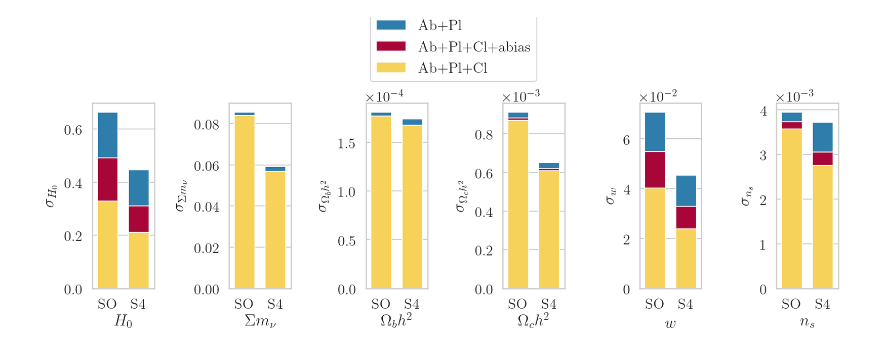
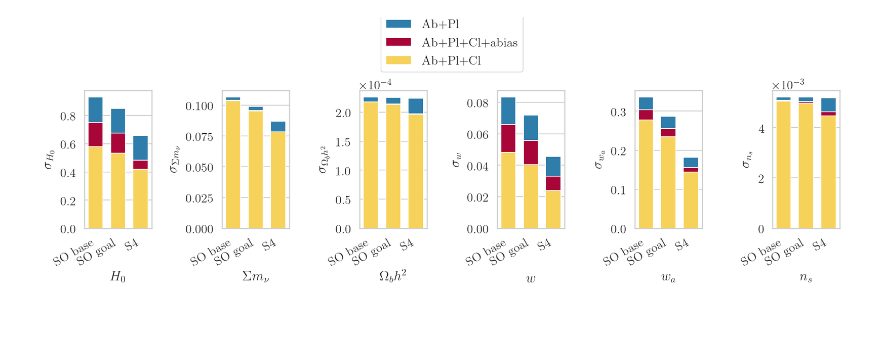
Before and after one commit to nbatta/szar, a Jupyter notebook: ipynbs/dc_nb_mm_2019_paper_plots.ipynb, the cells around one changed output. Drawn from its saved outputs; the diff is of its cells as text; code cells hidden in the pictures; blank space fills up the shorter version.

Commit message:
Started plots for paper

```diff
--- a/ipynbs/dc_nb_mm_2019_paper_plots.ipynb
+++ b/ipynbs/dc_nb_mm_2019_paper_plots.ipynb
@@ -65,0 +80,6 @@ b_wl not in this matrix
+# %%
+def tau_prior(sigma):
+    prior_vals = np.array([[sigma**(-2),0],[0,0]])
+    prior_params = ['tau','H0']
+    tau_fisher = FisherMatrix(prior_vals, prior_params)
+    return tau_fisher
@@ -66,6 +118,7 @@ b_wl not in this matrix
 # %%
-so_constraint_list = [fish.sigmas() for fish in so_fisher_list]
-s4_constraint_list = [fish.sigmas() for fish in s4_fisher_list]
+so_base_constraint_list = [fish.sigmas() for fish in so_base_fisher_barplot_list]
+so_goal_constraint_list = [fish.sigmas() for fish in so_goal_fisher_barplot_list]
+s4_constraint_list = [fish.sigmas() for fish in s4_fisher_barplot_list]
 # %%
 def _get_latex_params(inifile, fish_sect='fisher-clustering'):
     config = ConfigParser()
@@ -80,10 +133,9 @@ INI = '../input/pipeline.ini'
 latex_params = _get_latex_params(INI)
 latex_paramdict = {}
 
-#ordered_params = 'omch2,ombh2,H0,ns,As,mnu,w0,wa,alpha_ym,b_ym,beta_ym,gamma_ym,Ysig,gammaYsig,betaYsig'
-ordered_params = 'omch2,ombh2,H0,ns,As,mnu,w0,alpha_ym,b_ym,beta_ym,gamma_ym,Ysig,gammaYsig,betaYsig'
+ordered_params = 'omch2,ombh2,H0,ns,As,mnu,w0,wa,alpha_ym,b_ym,beta_ym,gamma_ym,Ysig,gammaYsig,betaYsig'
 ordered_params = ordered_params.split(',')
-ordered_fisher = so_fisher_list[0].copy().reordered(ordered_params)
+ordered_fisher = so_base_fisher_list[2].copy().reordered(ordered_params)
 for index,key in enumerate(ordered_fisher.columns.values):
     latex_paramdict[key] = latex_params[index]
 # %%
@@ -106,38 +159,43 @@ latex_paramdict
 # %%
-params_to_plot = ['H0', 'mnu', 'ombh2', 'omch2', 'w0', 'ns']
+params_to_plot = ['H0', 'mnu', 'ombh2', 'w0', 'wa', 'ns']
 latex_to_plot = ['$' + latex_paramdict[key] + '$' for key in params_to_plot]
 # %%
 import pandas as pd
 # %%
-fig,axes = plt.subplots(1,len(params_to_plot), figsize=(12, 4))
+fig,axes = plt.subplots(1,len(params_to_plot), figsize=(14, 4))
 
 for index,param in enumerate(params_to_plot):
     latex = '$' + latex_paramdict[param] + '$'
     wth = 1
     #sigmas = np.array([constraints_ab[param],constraints[param], oldconstraints[param]])
 
-    for fish_index in range(len(so_fisher_list)):
-        axes[index].bar(0, so_constraint_list[fish_index][param], width=wth,
+    for fish_index in range(len(so_base_fisher_list)):
+        axes[index].bar(0, so_base_constraint_list[fish_index][param], width=wth,
                         label=fisher_labels[fish_index], color=colors[fish_index])
 
+    for fish_index in range(len(so_goal_fisher_list)):
+        axes[index].bar(1.5, so_goal_constraint_list[fish_index][param], width=wth,
+                        color=colors[fish_index])
+
     for fish_index in range(len(s4_fisher_list)):
-        axes[index].bar(1.5, s4_constraint_list[fish_index][param], width=wth,
+        axes[index].bar(3, s4_constraint_list[fish_index][param], width=wth,
                         color=colors[fish_index])
 
     axes[index].set_xlabel(latex)
     axes[index].xaxis.set_ticks_position('none')
-    axes[index].set_xticks((0,1.5))
-    axes[index].set_xticklabels(('SO', 'S4'))
-    axes[index].set_xlim(-(wth + wth/2)/2 , 1.5 +(wth + wth/2)/2)
+    axes[index].set_xticks((0,1.5,3.0))
+    axes[index].set_xticklabels(('SO base', 'SO goal', 'S4'))
+    axes[index].set_xlim(-(wth + wth/2)/2 , 3 +(wth + wth/2)/2)
     axes[index].set_ylabel(r'$\sigma_{'+latex_paramdict[param]+'}$')
     axes[index].grid(False, axis='x')
 
 handles, labels = axes[-1].get_legend_handles_labels()
 fig.legend(handles, labels, loc='lower center', bbox_to_anchor=(.5, 0.9))
+fig.autofmt_xdate()
 fig.tight_layout()
 #fig.savefig('barplot.eps', bbox_inches='tight')
 # %% [output]
-[figure, old version]
+[figure, new version]
 # %%
 import os,sys,inspect
 currentdir = os.path.dirname(os.path.abspath(inspect.getfile(inspect.currentframe())))
```
Also changed, not shown: parts of 11 cells of this notebook.
